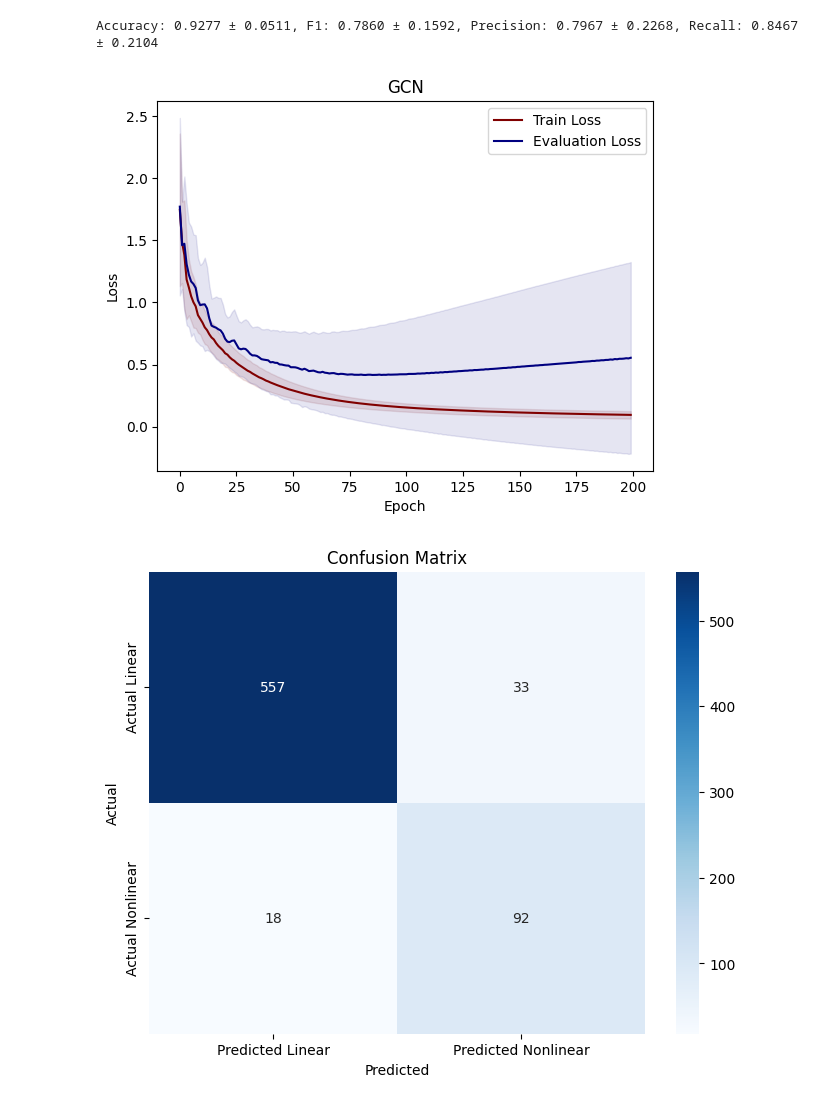
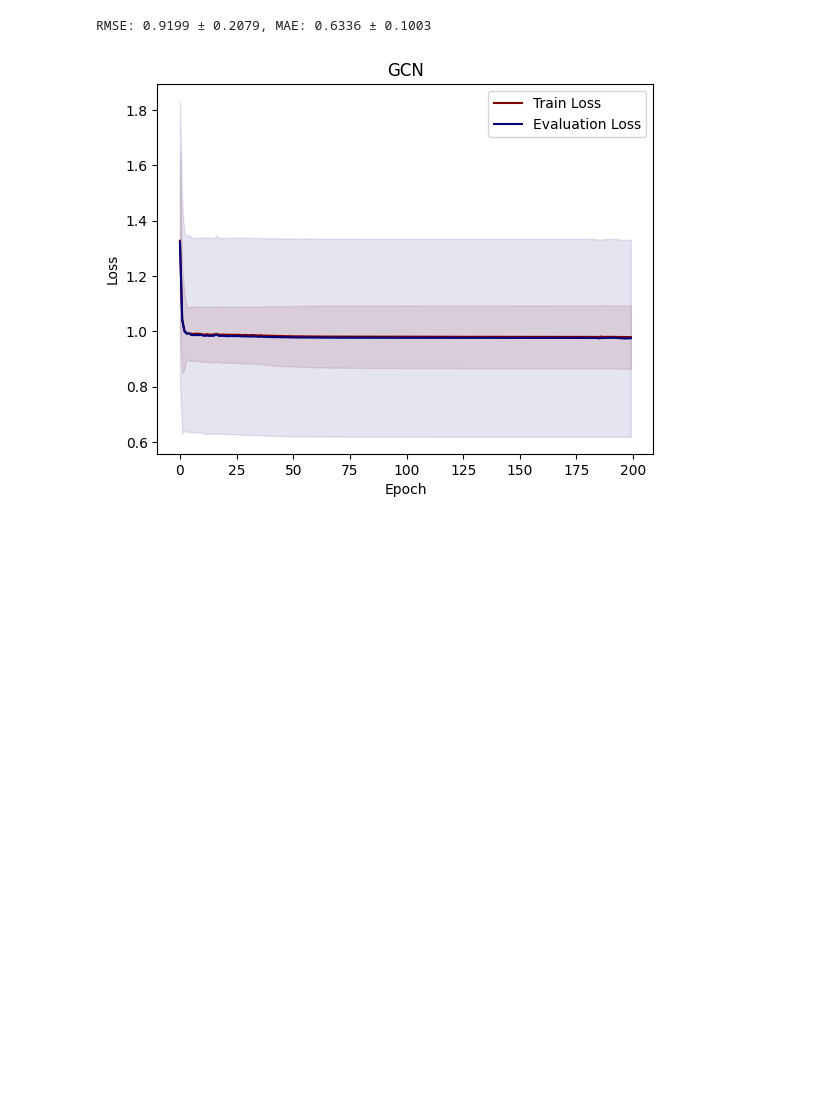
Before and after one commit to hans-riess/pygsig, a Jupyter notebook: earthquakes.ipynb, the cells around one changed output. Saved outputs shown, nothing was run; the diff lists cells and outputs as text; code cells hidden in the pictures; blank space fills up the shorter version.

```diff
--- a/earthquakes.ipynb
+++ b/earthquakes.ipynb
@@ -2,0 +23,12 @@
+# %%
+train_dataset = SubductionZone(poly_path='datasets/subduction/polygon.geojson',
+                         rast_path='datasets/subduction/interface.grd',
+                         label_path='datasets/subduction/nonlinear.json',
+                         data_path='datasets/subduction/train.geojson',
+                         site_path='datasets/subduction/location.geojson',
+                         start_date=pd.Timestamp('2008-01-01 11:59:00+0000', tz='UTC'),
+                         end_date=pd.Timestamp('2019-12-31 11:59:00+0000', tz='UTC'),
+                         download=False)
+# %%
+test_dataset.task = 'classification'
+seq = test_dataset.get_graph(k=5)
@@ -29,5 +668,6 @@ dataset = SubductionZone(poly_path='datasets/subduction/polygon.geojson',
 # %%
 from torch_geometric_temporal.signal.train_test_split import temporal_signal_split
 
-seq = dataset.get_graph(task='classification',k=4)
-encoder_seq, gnn_seq = temporal_signal_split(seq,train_ratio=0.5)
+dataset.task = "regression"
+seq = dataset.get_graph(k=4)
+encoder_seq, gnn_seq = temporal_signal_split(seq,train_ratio=0.25)
@@ -124,7 +674,7 @@ class TS2VecFeatures(T.BaseTransform):
 # %%
 import torch
 import torch.nn as nn
-from sklearn.metrics import mean_squared_error, mean_absolute_error, accuracy_score, precision_score, recall_score, f1_score, confusion_matrix
+from sklearn.metrics import mean_squared_error, mean_absolute_error
 from tqdm import tqdm
 import numpy as np
 import matplotlib.pyplot as plt
@@ -135,7 +685,7 @@ from sklearn.preprocessing import StandardScaler
 import pygsig.graph
 import pygsig.models
 import pygsig.signature
-from pygsig.models import GCNClassification,MLPClassification
+from pygsig.models import GCNClassification,MLPClassification,GCNRegression
 from pygsig.graph import split_nodes
 from pygsig.signature import SignatureFeatures
 
@@ -146,38 +696,39 @@ ts2vec = TS2VecFeatures(encoder,normalize=False)
 # Apply signature transformation to the sequential data
 data = ts2vec(gnn_seq)
 
+# Normalize the target values
+scaler = StandardScaler()
+scaler.fit(data.y.reshape(-1,1))
+data.y = torch.tensor(scaler.transform(data.y.reshape(-1,1))).squeeze().float()
+
 # Set up parameters
 num_nodes = data.num_nodes
 num_splits = 5
-num_trials = 10
+num_trials = 20
 num_epochs = 200
 learning_rate = 1e-3
 lasso = 0
 num_hidden = data.num_node_features
 print_during_training = False
 
-# Create class weights for handling imbalance
-positive_class_count = (data.y == 1).sum().item()
-negative_class_count = (data.y == 0).sum().item()
-class_weights = torch.tensor([negative_class_count / positive_class_count], dtype=torch.float)
 
 # Initialize models
 models = []
-models.append(GCNClassification(num_channels=[data.num_node_features, num_hidden, num_hidden, 1]))
+models.append(GCNRegression(num_channels=[data.num_node_features, num_hidden, num_hidden, 1]))
 
 model_names = ['GCN']
 
-accuracy_models = []
+rmse_models = []
 predictions_models = []
 
 # Create a mask for valid labels (ignoring -1)
 label_mask = data.y != -1
 
 # Criterion for binary classification with BCEWithLogitsLoss
-criterion = nn.BCEWithLogitsLoss(pos_weight=class_weights)
+criterion = nn.MSELoss()
 
 # Initialize arrays for metrics
-accuracy_models = []
+rmse_models = []
 confusion_models = []
 all_predictions = []
 
@@ -190,11 +741,8 @@ for model_number, model in enumerate(models):
     train_losses = np.zeros([num_splits, num_trials, num_epochs])
     eval_losses = np.zeros([num_splits, num_trials, num_epochs])
 
-    accuracy = np.zeros([num_splits, num_trials])
-    f1 = np.zeros([num_splits, num_trials])
-    precision = np.zeros([num_splits, num_trials])
-    recall = np.zeros([num_splits, num_trials])
-    confusion_matrices = np.zeros([num_splits, num_trials, 2, 2])
+    rmse = np.zeros([num_splits, num_trials])
+    mae = np.zeros([num_splits, num_trials])
 
     with tqdm(total=num_splits * num_trials, disable=print_during_training) as pbar:
         splits = split_nodes(num_nodes, num_splits, test_ratio=1.0, seed=31) # no validation
@@ -232,7 +780,7 @@ for model_number, model in enumerate(models):
                     # Evaluation phase
                     model.eval()
                     with torch.no_grad():
-                        eval_loss = criterion(out[valid_eval_mask], data.y[valid_eval_mask].unsqueeze(1))
+                        eval_loss = criterion(out[valid_eval_mask], seq.y[valid_eval_mask].unsqueeze(1))
                         test_loss = criterion(out[valid_test_mask], data.y[valid_test_mask].unsqueeze(1))
                         train_losses[split, trial, epoch] = train_loss.item()
                         eval_losses[split, trial, epoch] = test_loss.item()
@@ -246,24 +794,18 @@ for model_number, model in enumerate(models):
                 with torch.no_grad():
                     out = model(data.x, data.edge_index, data.edge_attr)
                     y_true = data.y.unsqueeze(1)
-                    predictions = (out > 0.5).float()  # Binary predictions
 
                     # Compute performance metrics
-                    confusion_matrices[split, trial] = confusion_matrix(y_true[valid_test_mask].numpy(), predictions[valid_test_mask].numpy())
-                    accuracy[split, trial] = accuracy_score(y_true[valid_test_mask].numpy(), predictions[valid_test_mask].numpy())
-                    f1[split, trial] = f1_score(y_true[valid_test_mask].numpy(), predictions[valid_test_mask].numpy(), zero_division=0)
-                    precision[split, trial] = precision_score(y_true[valid_test_mask].numpy(), predictions[valid_test_mask].numpy(),zero_division=0)
-                    recall[split, trial] = recall_score(y_true[valid_test_mask].numpy(), predictions[valid_test_mask].numpy(), zero_division=0)
-                    all_predictions.append(predictions.squeeze().numpy())
+                    rmse[split, trial] = np.sqrt(mean_squared_error(y_true[valid_test_mask].numpy(), predictions[valid_test_mask].numpy()))
+                    mae[split, trial] = mean_absolute_error(y_true[valid_test_mask].numpy(), predictions[valid_test_mask].numpy())
+                    all_predictions.append(out)
 
 
 
     # Print results for the model
-    print(f'Accuracy: {np.mean(accuracy):.4f} ± {np.std(accuracy):.4f}, F1: {np.mean(f1):.4f} ± {np.std(f1):.4f}, Precision: {np.mean(precision):.4f} ± {np.std(precision):.4f}, Recall: {np.mean(recall):.4f} ± {np.std(recall):.4f}')
+    print(f'RMSE: {np.mean(rmse):.4f} ± {np.std(rmse):.4f}, MAE: {np.mean(mae):.4f} ± {np.std(mae):.4f}')
 
-
-    confusion_models.append(confusion_matrices)
-    accuracy_models.append(accuracy)
+    rmse_models.append(rmse)
 
     # Plotting the training and evaluation loss
     avg_train_losses = np.mean(train_losses, axis=(0, 1))
@@ -281,14 +823,4 @@ for model_number, model in enumerate(models):
     plt.title(f'{model_names[model_number]}')
     plt.legend()
     plt.show()
-
-
-    # Plot confusion matrices
-    cm = confusion_matrices.sum(axis=(0, 1))
-    plt.figure(figsize=(8, 6))
-    sns.heatmap(cm, annot=True, fmt=".0f", cmap="Blues", xticklabels=['Predicted Linear', 'Predicted Nonlinear'], yticklabels=['Actual Linear', 'Actual Nonlinear'])
-    plt.title(f'Confusion Matrix')
-    plt.xlabel('Predicted')
-    plt.ylabel('Actual')
-    plt.show()
 # %% [output]
@@ -296,4 +828,3 @@ Model: GCNClassification
 Number of parameters: 33153
-Accuracy: 0.9277 ± 0.0511, F1: 0.7860 ± 0.1592, Precision: 0.7967 ± 0.2268, Recall: 0.8467 ± 0.2104
+RMSE: 0.9199 ± 0.2079, MAE: 0.6336 ± 0.1003
-[figure, old version]
+[figure, new version]
-[figure, removed]
```
Also changed, not shown: parts of 28 cells of this notebook, 6 other files.
